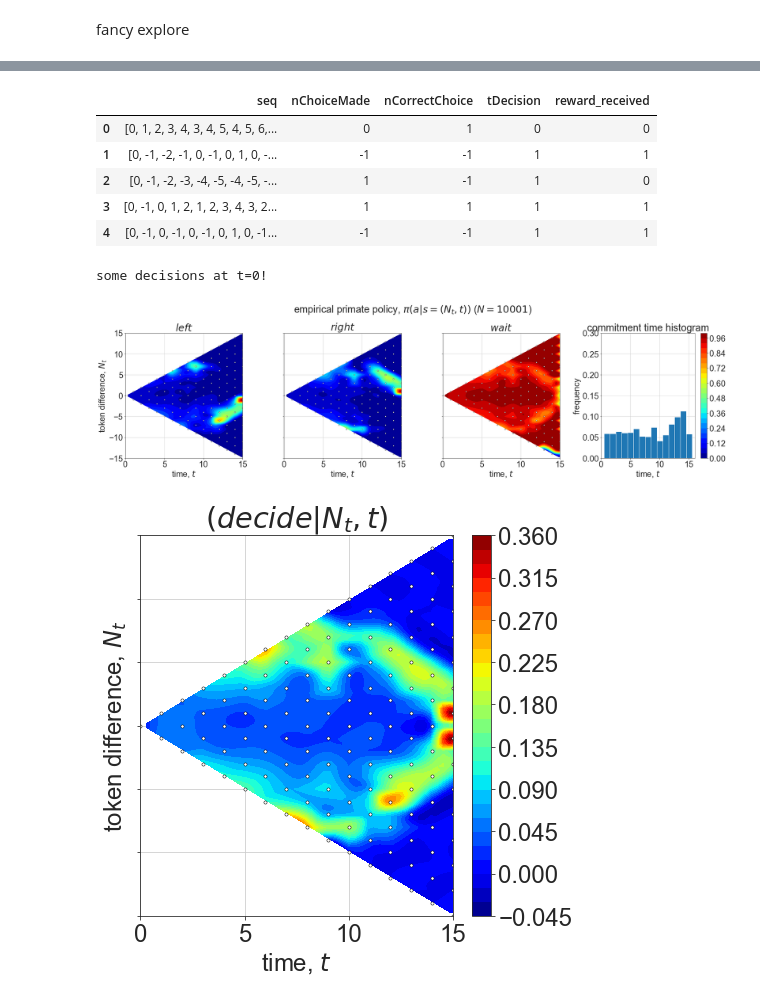
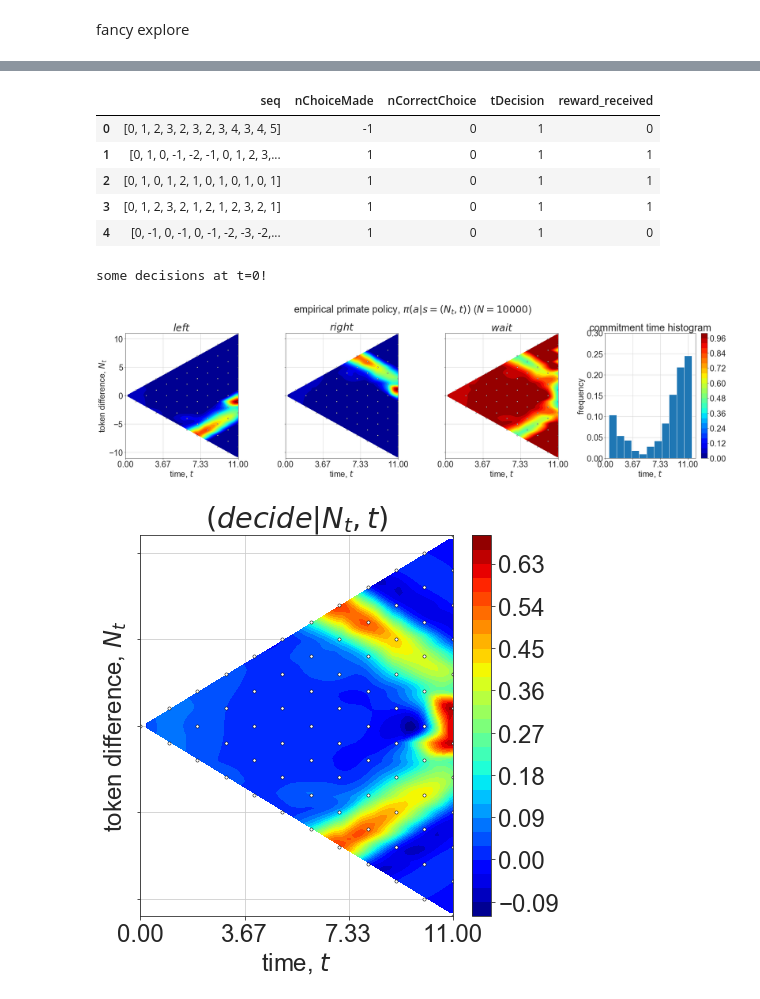
Before and after one commit to amimem/tokens_task, a Jupyter notebook: notebooks/tokens_task_analysis_RL_onerun.ipynb, the cells around one changed output, grey strips where cells are left out. Saved outputs shown, nothing was run; the diff lists cells and outputs as text; code cells hidden in the pictures.

```diff
--- a/notebooks/tokens_task_analysis_RL_onerun.ipynb
+++ b/notebooks/tokens_task_analysis_RL_onerun.ipynb
@@ -40,6 +25,8 @@ T=15
 # %%
 fig,ax=pl.subplots(3,1,figsize=(5,15))
-dataroot='../storage/tokens-v0_q-learning_seed0_20-04-27-15-07-28'
+dataroot='../storage/tokens-v0_terminate_False_q-learning_seed0_20-04-27-23-03-02'
+dataset_name = os.path.basename(dataroot)
+T=11
 
 gamma=1/4
 
@@ -53,6 +40,7 @@ df_sarsa_copy = df_sarsa.copy()
 df_sarsa.seq=df_sarsa.seq.apply(lambda row: np.diff(row)) # difference between consecutive elements, show we went left or right at each timestep
 df_sarsa['reward']=(df_sarsa.nChoiceMade==df_sarsa.nCorrectChoice)
 df_sarsa['reward_rate']=df_sarsa['reward']/(df_sarsa.tDecision+gamma*(T-df_sarsa.tDecision)+7.5)
+# df_sarsa['reward_rate']=df_sarsa['reward_received']
 df_sarsa.reward.rolling(window=1000).mean().plot.line(ax=ax[0])
 df_sarsa.reward_rate.rolling(window=1000).mean().plot.line(ax=ax[1])
 ax[1].plot(ax[1].get_xlim(),[(1/2)/(T/4+7.5)]*2,'k--')
@@ -71,4 +59,5 @@ ax[1].set_xlabel('trial index')
 ax[0].set_ylabel('accuracy')
 ax[1].set_ylabel('reward rate')
 fig.tight_layout()
+fig.savefig('Info_'+dataset_name+'.pdf', transparent=True,bbox_inches="tight",dpi=300)
 # %% [output]
@@ -86,18 +76,15 @@ df_sarsa.head()
 df_sarsa_copy.head()
 # %% [output]
 |  | seq | nChoiceMade | nCorrectChoice | tDecision | reward_received |
-| 0 | [0, 1, 2, 3, 4, 3, 4, 5, 4, 5, 6,... | 0 | 1 | 0 | 0 |
-| 1 | [0, -1, -2, -1, 0, -1, 0, 1, 0, -... | -1 | -1 | 1 | 1 |
-| 2 | [0, -1, -2, -3, -4, -5, -4, -5, -... | 1 | -1 | 1 | 0 |
-| 3 | [0, -1, 0, 1, 2, 1, 2, 3, 4, 3, 2... | 1 | 1 | 1 | 1 |
-| 4 | [0, -1, 0, -1, 0, -1, 0, 1, 0, -1... | -1 | -1 | 1 | 1 |
+| 0 | [0, 1, 2, 3, 2, 3, 2, 3, 4, 3, 4, 5] | -1 | 0 | 1 | 0 |
+| 1 | [0, 1, 0, -1, -2, -1, 0, 1, 2, 3,... | 1 | 0 | 1 | 1 |
+| 2 | [0, 1, 0, 1, 2, 1, 0, 1, 0, 1, 0, 1] | 1 | 0 | 1 | 1 |
+| 3 | [0, 1, 2, 3, 2, 1, 2, 1, 2, 3, 2, 1] | 1 | 0 | 1 | 1 |
+| 4 | [0, -1, 0, -1, 0, -1, -2, -3, -2,... | 1 | 0 | 1 | 0 |
 # %%
 # plot_dec_times(df_sarsa.iloc[:].reset_index(),pl,'qlearn_fancybias_fancydiscount')
 df_data = df_sarsa.iloc[:].reset_index()
-pl = pl
-dataset_name = 'qlearn_fancybias_fancydiscount'
 ymax=0.3
-T=15
 # def plot_dec_times(df_data,pl,dataset_name,ymax=0.3,T=15):
 
 '''
@@ -202,10 +189,7 @@ z_d=griddata((tvec,Nvec),dist.flatten(), (tvecdense[None,:],Nvecdense[:,None]),m
 z_R=griddata((tvec,Nvec),dist_R.flatten(), (tvecdense[None,:],Nvecdense[:,None]),method='cubic')
 z_L=griddata((tvec,Nvec),dist_L.flatten(), (tvecdense[None,:],Nvecdense[:,None]),method='cubic')
 z_wait=griddata((tvec,Nvec),dist_wait.flatten(), (tvecdense[None,:],Nvecdense[:,None]),method='cubic')
-#     z_R=griddata((tvec,Nvec),dist_R.flatten()/np.sum(np.sum(dist_R)), (tvecdense[None,:],Nvecdense[:,None]),method='cubic')
-#     z_L=griddata((tvec,Nvec),dist_L.flatten()/np.sum(np.sum(dist_L)), (tvecdense[None,:],Nvecdense[:,None]),method='cubic')
-#     z_wait=griddata((tvec,Nvec),dist_wait.flatten()/np.sum(np.sum(dist_wait)), (tvecdense[None,:],Nvecdense[:,None]),method='cubic')
-# print(dist_wait[0,0])
+
 fig, ax=pl.subplots(1,4,figsize=(26,7))
 strp=['left','right','wait']
 zvec=[z_R,z_L,z_wait] #wrong order here, because something above is in wrong order...
@@ -229,41 +213,37 @@ for p,z in enumerate(zvec):
 ax[2].figure.colorbar(CS)
 #response time distirbutions
 df_data.tDecision.hist(ax=ax[3],bins=np.arange(T+2)-0.5,density=True)
-#     t_dist=np.zeros((T+1,))
-#     for t in range(T+1):
-#         t_dist[t]=np.diagonal(np.flipud(dist),offset=-(T)+t).mean() #marginalize over state
-#     ax[3].bar(range(T+1),t_dist)
 ax[3].set_ylabel('frequency')
 ax[3].set_xlabel(r'time, $t$')
 ax[3].set_xlim(0,T+1)
 ax[3].set_xticks([0,1/3*T,2/3*T,T])
 ax[3].set_title('commitment time histogram')
 ax[3].set_ylim(0,ymax)
 
 fig.tight_layout()
 fig.suptitle(r'empirical primate policy, $\pi(a|s=(N_t,t))$ ($N='+str(len(df_data))+'$)',y=1.05)
 fig.savefig('policy_'+dataset_name+'.pdf', transparent=True,bbox_inches="tight",dpi=300)
 
 #prob of deciding
 fig, ax=pl.subplots(1,1,figsize=(7,7))
 CS=ax.contourf(tvecdense,Nvecdense,z_d,30,cmap=pl.cm.jet)
 ax.set_ylabel(r'token difference, $N_t$')
 ax.set_yticklabels('')
 ax.set_xlim(0,T)
 ax.set_ylim(-T,T)
 ax.set_xticks([0,1/3*T,2/3*T,T])
 ax.set_xlabel(r'time, $t$')
 ax.set_title(r'$(decide|N_t,t)$')
 for Np in range(T+1):
     for Nm in range(T+1):
         if Np+Nm< T+1:
             ax.scatter(Np+Nm,Np-Nm,s=10,facecolor='w',edgecolor='k',lw=0.5)
 ax.figure.colorbar(CS)
 fig.savefig('Pdec_'+dataset_name+'.pdf', transparent=True,bbox_inches="tight",dpi=300)
 # %% [output]
 some decisions at t=0!
-[figure, old version]
+[figure, new version]
-[figure, old version]
+[figure, new version]
 # %%
 h1= df_sarsa.head(20)
 # %%
```
Also changed, not shown: parts of 7 cells of this notebook.
